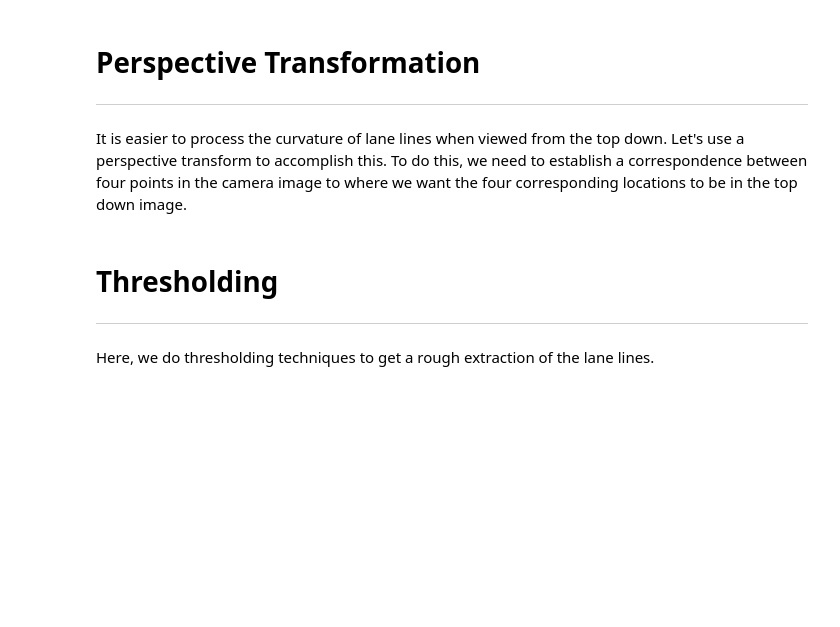
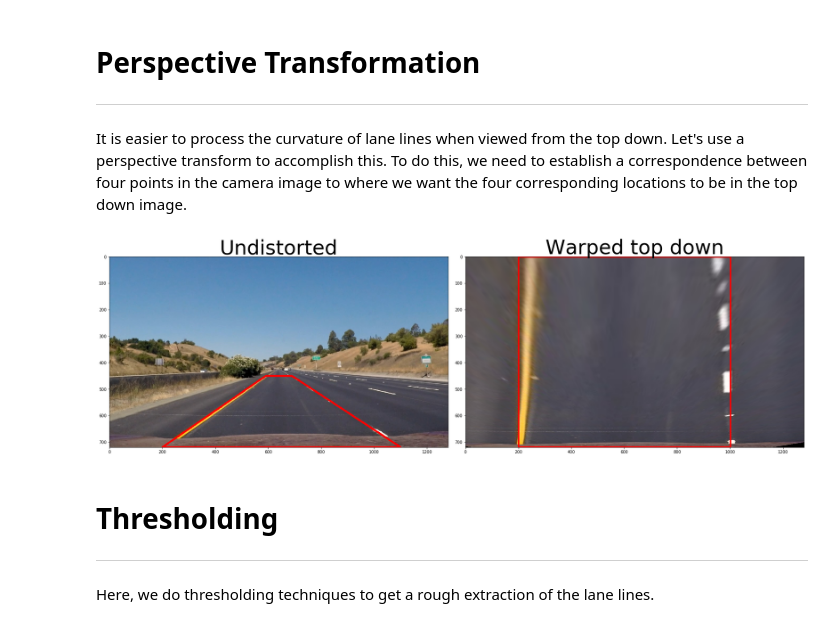
Before and after one commit to spillow/CarND-Advanced-Lane-Lines, a Jupyter notebook: Lane_Detection.ipynb, the cells around one changed output. Drawn from its saved outputs; the diff is of its cells as text; code cells hidden in the pictures; blank space fills up the shorter version.

```diff
--- a/Lane_Detection.ipynb
+++ b/Lane_Detection.ipynb
@@ -71,27 +71,30 @@ It is easier to process the curvature of lane lines when viewed from the top dow
 # %%
 def ex2():
     img = plt.imread('test_images/straight_lines1.jpg')
     img = undistort_image(img, cam_matrix, dist_params)
     (height, width) = img.shape[:2]
     # bottom left, clockwise
     src_points = np.float32([(200, height-1), (590, 450), (690, 450), (1100, height-1)])
     dst_points = np.float32([(200, height-1), (200, 0),   (1000, 0),   (1000, height-1)])
 
     M = cv2.getPerspectiveTransform(src_points, dst_points)
     # This will be useful later when we want to remap back to original image.
     Minv = cv2.getPerspectiveTransform(dst_points, src_points)
 
-    for file in os.listdir('test_images'):
+    #for file in os.listdir('test_images'):
+    for file in ['straight_lines1.jpg']:
         img = plt.imread(os.path.join('test_images', file))
         top_down = cv2.warpPerspective(img, M, (width, height), flags=cv2.INTER_LINEAR)
         cv2.polylines(img, [src_points.reshape((-1,1,2)).astype(np.int32)], True, color=(255,0,0), thickness=5)
         cv2.polylines(top_down, [dst_points.reshape((-1,1,2)).astype(np.int32)], True, color=(255,0,0), thickness=5)
 
-        #before_after_plot(img, top_down, 'Undistorted', 'Warped top down')
+        before_after_plot(img, top_down, 'Undistorted', 'Warped top down')
 
     return (M, Minv)
 
 (perspM, perspMinv) = ex2()
+# %% [output]
+[figure, added]
 # %% [markdown]
 # Thresholding
 ***
```
Also changed, not shown: parts of 3 cells of this notebook, 3 other files.
